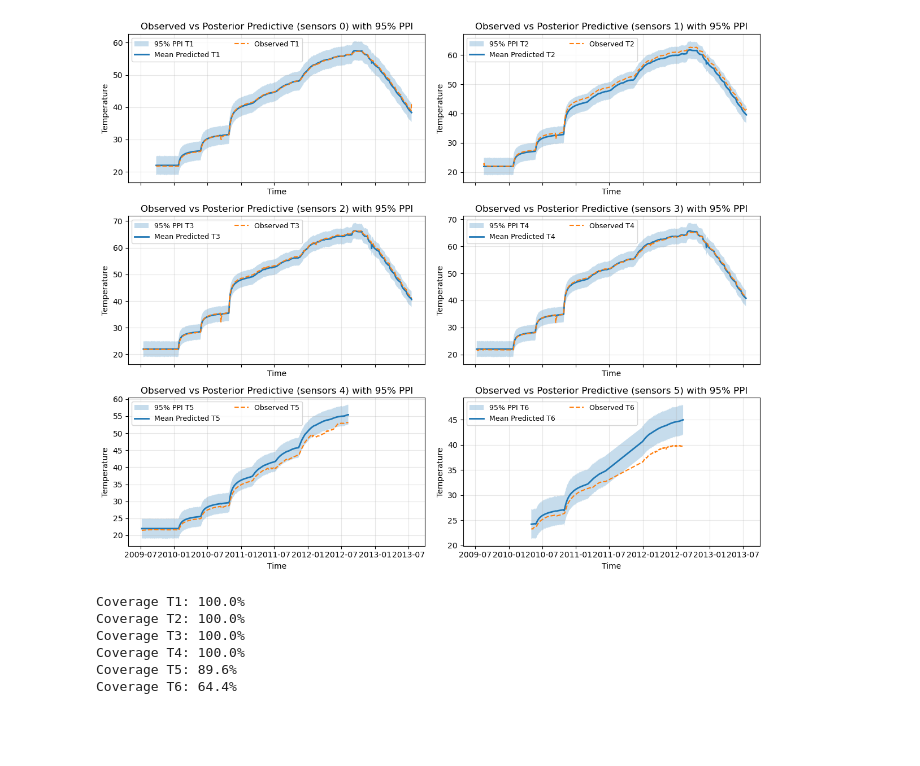
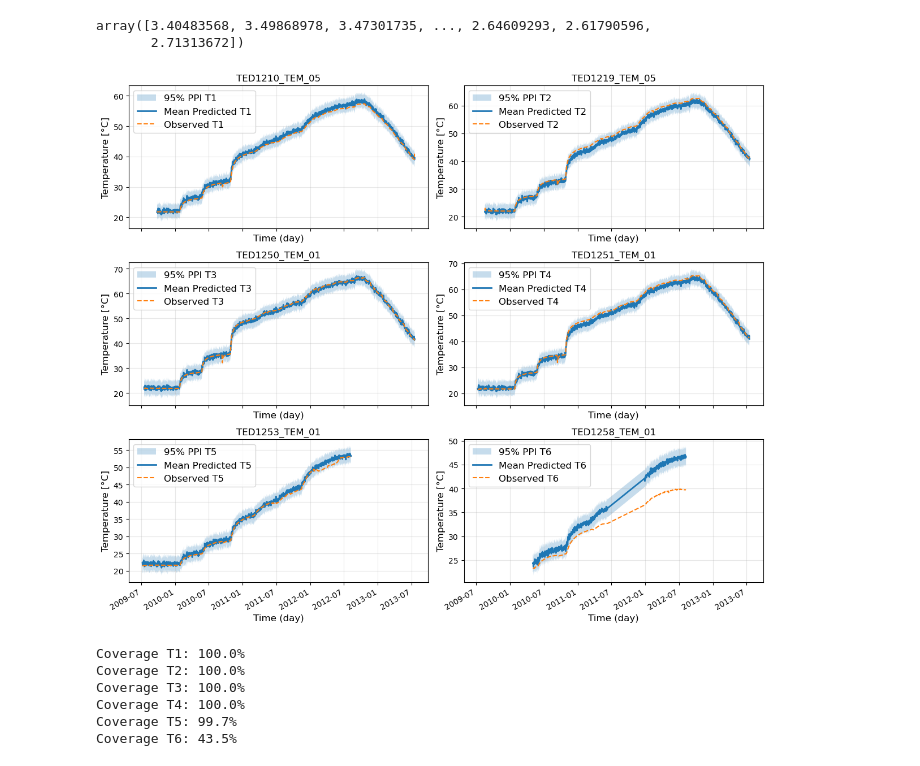
Before and after one commit to Kuang-Hiu/thermal-FNOBNN, a Jupyter notebook: TED_MCMC_Thermal_BNN_E_Lik_total.ipynb, the cells around one changed output. Cells and saved outputs as stored; diff of their text form; code cells hidden in the pictures; blank space fills up the shorter version.

```diff
--- a/TED_MCMC_Thermal_BNN_E_Lik_total.ipynb
+++ b/TED_MCMC_Thermal_BNN_E_Lik_total.ipynb
@@ -602,11 +535,0 @@ sigma_obs: Mean = 1.536141, SD = 0.023902
-# %%
-# ---------- Thống kê hậu nghiệm ----------
-mean_params = np.mean(samples_params_2, axis=1)
-std_params  = np.std(samples_params_2, axis=1, ddof=1)
-mean_sigma  = float(np.mean(samples_sigma_obs))
-std_sigma   = float(np.std(samples_sigma_obs, ddof=1))
-
-print("----- Posterior summary cluster 2-----")
-for i in range(n_phys_params):
-    print(f"Param θ{i+1}: Mean = {mean_params[i]:.6e},  SD = {std_params[i]:.6e}")
-print(f"sigma_obs: Mean = {mean_sigma:.6f}, SD = {std_sigma:.6f}")
@@ -686,24 +560,25 @@ keep_count = 0
 S_total = samples_params.shape[0]
 print(f"Generating posterior predictive for {S_total} posterior samples...")
 
-for i, (params, sig_obs) in enumerate(zip(samples_params, samples_sigma_obs)):
+for i, params in enumerate(samples_params):
     # bỏ mẫu ngoài bounds để tránh lỗi surrogate
     if np.any(params < lower_bounds) or np.any(params > upper_bounds):
+
         continue
 
-    pred = Surrogate_(point_list, params)
+    pred = Surrogate(fw_model, point_list, params)
     if pred is None:
+
         continue
     if isinstance(pred, torch.Tensor):
         pred = pred.detach().cpu().numpy()
+    pred_mean = pred.mean(axis=0)
+    pred_var = pred.var(axis=0)
+    # kiểm tra shape
 
-    # kiểm tra shape
-    if pred.shape != u_obs.shape:
-        continue
-
-    pred_list.append(pred)
+    pred_list.append(pred_mean)
     # sigma_eff cho mẫu này
-    sigma_eff_list.append(np.sqrt(sig_obs**2))
+    sigma_eff_list.append(np.sqrt(pred_var))
     keep_count += 1
 
     if (i+1) % 1000 == 0:
@@ -713,6 +588,7 @@ if keep_count == 0:
     raise RuntimeError("Không có mẫu hợp lệ để tính PPI (kiểm tra bounds/shape).")
 
 pred_array = np.stack(pred_list, axis=0)                 # (S_keep, N)
-sigma_eff = np.asarray(sigma_eff_list).reshape(-1, 1)    # (S_keep, 1)
+sigma_eff = np.stack(sigma_eff_list, axis=0)              # (S_keep, N)
+#sigma_eff = np.asarray(sigma_eff_list).reshape(-1, 1)    # (S_keep, 1)
 print("Shapes:", pred_array.shape, sigma_eff.shape)
 # %% [output]
@@ -723 +612,6 @@ Shapes: (2696, 7518) (2696, 1)
+# %%
+ppi_high - ppi_low
+# %% [output]
+array([3.40483568, 3.49868978, 3.47301735, ..., 2.64609293, 2.61790596,
+       2.71313672])
 # %%
@@ -737,44 +631,48 @@ labels = [f"T{i+1}" for i in range(6)]
 
 # Create the plot
 fig, axes = plt.subplots(3, 2, figsize=(12, 10), sharex=True)
 axes = axes.ravel()
 for k, slc in enumerate(sensor_slices):
     ax = axes[k]
     obs_k  = u_obs[slc]
     mean_k = mean_pred[slc]
     low_k  = ppi_low[slc]
     high_k = ppi_high[slc]
     # Use the corresponding time points for this sensor's data
     t_k    = time_points[temperature_data_mask.reshape(temperature_data.shape)[k, :]]
 
 
     # dải PPI
     ax.fill_between(t_k, low_k, high_k, alpha=0.25, label=f"95% PPI {labels[k]}")
     # mean
     ax.plot(t_k, mean_k, lw=2, label=f"Mean Predicted {labels[k]}")
     # observed
     ax.plot(t_k, obs_k, ls="--", lw=1.5, label=f"Observed {labels[k]}")
 
-    ax.set_title(f"Observed vs Posterior Predictive (sensors {k}) with 95% PPI")
-    ax.set_xlabel("Time")
-    ax.set_ylabel("Temperature")
+    ax.set_title(f"{sensors[k]}")
+    ax.set_xlabel("Time (day)",fontsize=12)
+    ax.set_ylabel("Temperature [°C]",fontsize=12)
     ax.grid(True, alpha=0.3)
-    ax.legend(ncol=2, fontsize=9)
+    ax.legend(ncol=1, fontsize=12)
+
+    for label in ax.get_xticklabels():
+            label.set_rotation(30)
+            label.set_horizontalalignment('right')
 plt.tight_layout()
 plt.show()
 
 # Coverage theo từng cảm biến (tùy chọn)
 for k, slc in enumerate(sensor_slices):
     cover_k = np.mean((u_obs[slc] >= ppi_low[slc]) & (u_obs[slc] <= ppi_high[slc]))
     print(f"Coverage {labels[k]}: {cover_k*100:.1f}%")
 # %% [output]
-[figure, old version]
+[figure, new version]
 Coverage T1: 100.0%
 Coverage T2: 100.0%
 Coverage T3: 100.0%
 Coverage T4: 100.0%
-Coverage T5: 89.6%
-Coverage T6: 64.4%
+Coverage T5: 99.7%
+Coverage T6: 43.5%
 # %%
 param_names_real = ["K vertical", "Anisotropic", "Density(Ps)", "Heat capacity(Cp)"] # Assuming 4 parameters
 
```
Also changed, not shown: parts of 31 cells of this notebook, 2 other files.
